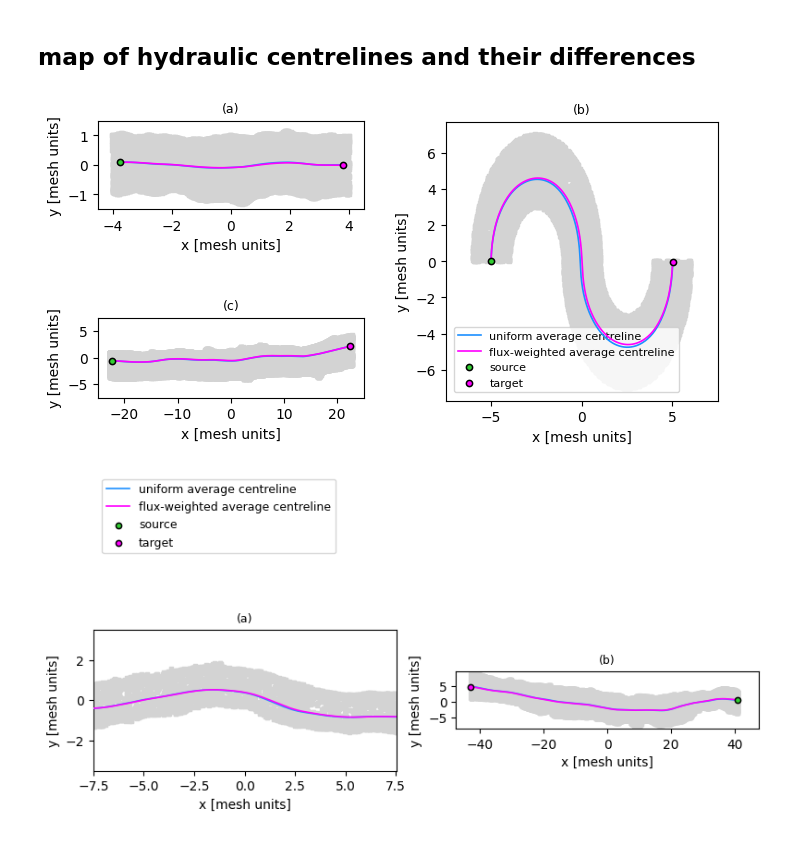
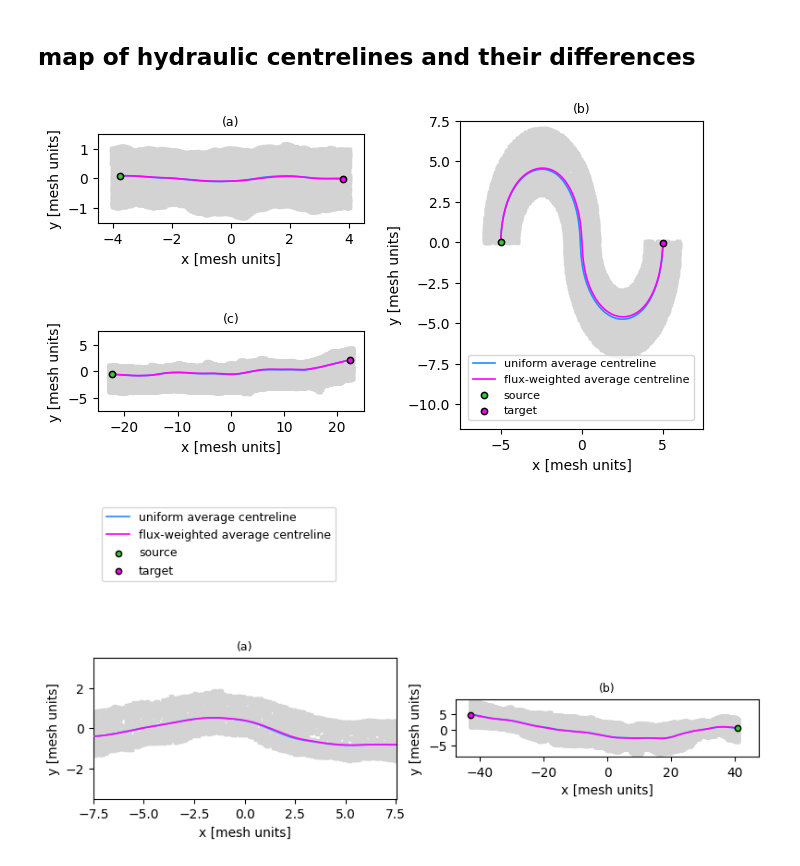
Before and after one commit to ERC-Karst/pc-centrelines, a Jupyter notebook: notebooks/6_compute_centreline_distances.ipynb, the cells around one changed output. Cells and saved outputs as stored; diff of their text form; code cells hidden in the pictures.

```diff
--- a/notebooks/6_compute_centreline_distances.ipynb
+++ b/notebooks/6_compute_centreline_distances.ipynb
@@ -50,10 +50,7 @@ for k, (conduit_id, conduit_name) in enumerate(conduit_map.items()):
 # list all voxelised centrelines, the sources and the target points
 list_mst_ct = []
 for k, (conduit_id, conduit_name) in enumerate(conduit_map.items()):
-    if k < 7:
-        delta = 200
-    else:
-        delta = 400
+    delta = 100
 
     mst_ct_fp = f"../temp/{conduit_id}_{conduit_name}/mst/{conduit_name}_{delta}_centerspline-simplified.txt"
 
@@ -354,41 +351,42 @@ ax.set_ylim(-1.5, 1.5)
 ax.set_title("(a)", fontsize = 9)
 
 # plan view of highly sinuous passage.
-ax = fig.add_subplot(gs[:,56:])
+ax = fig.add_subplot(gs[10:-10,56:])
 ax.scatter(*list_meshes[5][::50, [0, 1]].T,  **mesh_kwargs)
 ax.plot(*list_hydraulic_ct[5][0][:, [0, 1]].T, **ct_2_kwargs, label ="uniform average centreline")
 ax.plot(*list_hydraulic_ct[5][-1][:, [0, 1]].T, **ct_1_kwargs, label ="flux-weighted average centreline")
 ax.set_title("(b)", fontsize = 9)
 ax.scatter(*list_hydraulic_ct[5][-1][0, [0, 1]], **start_kwargs)
 ax.scatter(*list_hydraulic_ct[5][-1][-1, [0, 1]], **end_kwargs)
 ax.legend(loc = "lower left", bbox_to_anchor= (0.01, 0.01), fontsize = 8)
 
 ax.set_aspect("equal")
 ax.set_xlabel("x [mesh units]")
 ax.set_ylabel("y [mesh units]")
 ax.set_xlim(-7.51, 7.51)
+ax.set_ylim(-11.51, 7.51)
 
 # plan view of a real cave
 ax = fig.add_subplot(gs[50:, :43])
 
 ax.scatter(*list_meshes[8][::50, [0, 1]].T,  **mesh_kwargs)
 ax.plot(*list_hydraulic_ct[8][0][:, [0, 1]].T, **ct_2_kwargs, label ="uniform average centreline")
 ax.plot(*list_hydraulic_ct[8][-1][:, [0, 1]].T, **ct_1_kwargs, label ="flux-weighted average centreline")
 ax.set_title("(c)", fontsize = 9)
 ax.scatter(*list_hydraulic_ct[8][-1][0, [0, 1]], **start_kwargs)
 ax.scatter(*list_hydraulic_ct[8][-1][-1, [0, 1]], **end_kwargs)
 
 ax.set_aspect("equal")
 ax.set_xlabel("x [mesh units]")
 ax.set_ylabel("y [mesh units]")
 ax.set_ylim(-7.51, 7.51)
 
 plt.tight_layout()
 plt.savefig("../temp/figures/demonstration-hydraulic.png", dpi = 300)
 plt.savefig("../temp/figures/demonstration-hydraulic.pdf")
 plt.show()
 # %% [output]
-[figure, old version]
+[figure, new version]
 # %%
 fig, axes = plt.subplots(1, 2, figsize = (8, 5))
 
```
Also changed, not shown: parts of 9 cells of this notebook, 7 other files.
